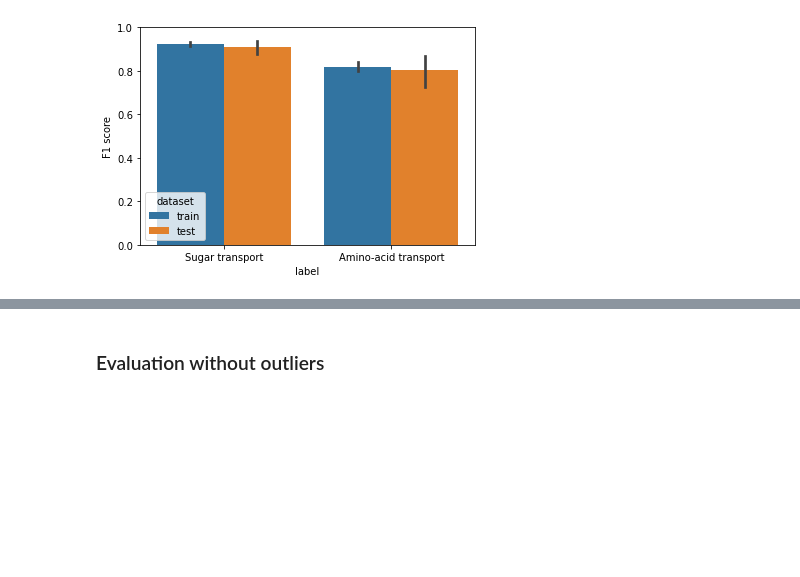
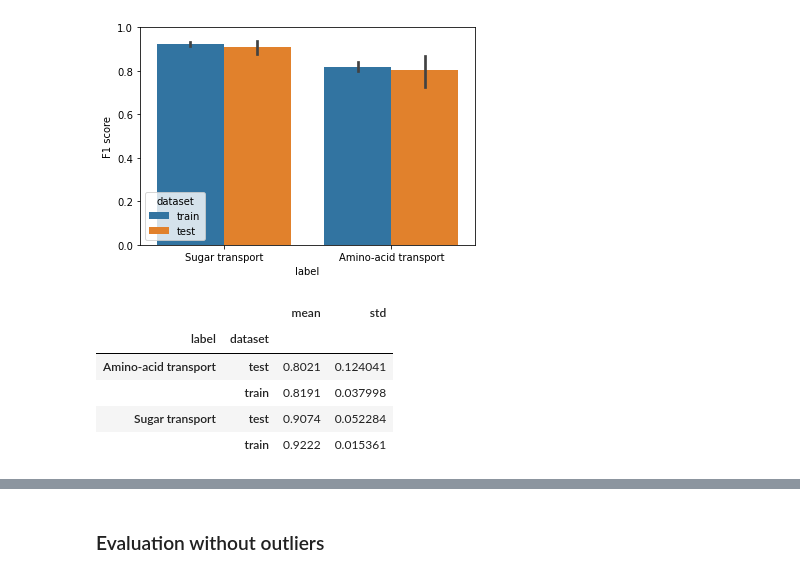
Before and after one commit to adenger/subpred3, a Jupyter notebook: notebooks/athaliana_01_outliers.ipynb, the cells around one changed output, grey strips where cells are left out. Drawn from its saved outputs; the diff is of its cells as text; code cells hidden in the pictures; blank space fills up the shorter version.

```diff
--- a/notebooks/athaliana_01_outliers.ipynb
+++ b/notebooks/athaliana_01_outliers.ipynb
@@ -340,11 +340,23 @@ Does removing the outliers improve the scores?
 # %% [markdown]
 ### Evaluation without removing outliers
 # %%
-df_scores, df_params = full_test(df_aac, labels)
+df_scores, _ = full_test(df_aac, labels)
 plot_full_test(df_scores)
 # %% [output]
 <AxesSubplot:xlabel='label', ylabel='F1 score'>
 [figure]
+# %%
+group = df_scores.groupby(["label", "dataset"])
+group.mean().rename({"F1 score": "mean"}, axis=1).join(
+    group.std().rename({"F1 score": "std"}, axis=1)
+)
+# %% [output]
+|  |  | mean | std |
+| label | dataset |  |  |
+| Amino-acid transport | test | 0.8021 | 0.124041 |
+|  | train | 0.8191 | 0.037998 |
+| Sugar transport | test | 0.9074 | 0.052284 |
+|  | train | 0.9222 | 0.015361 |
 # %%
 display(quick_test(df_aac, labels))
 models_quick_compare(df_aac, labels)
```
Also changed, not shown: parts of 5 cells of this notebook.
